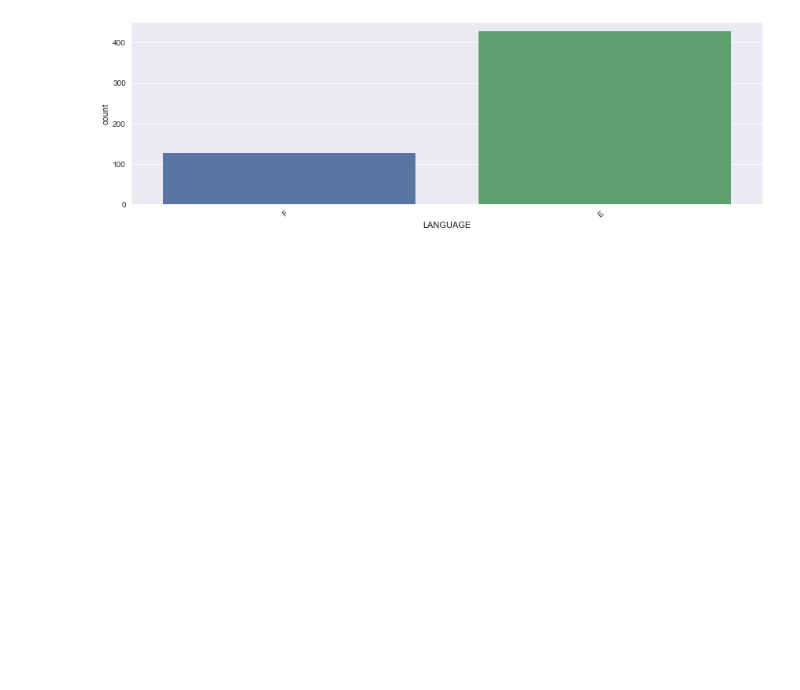
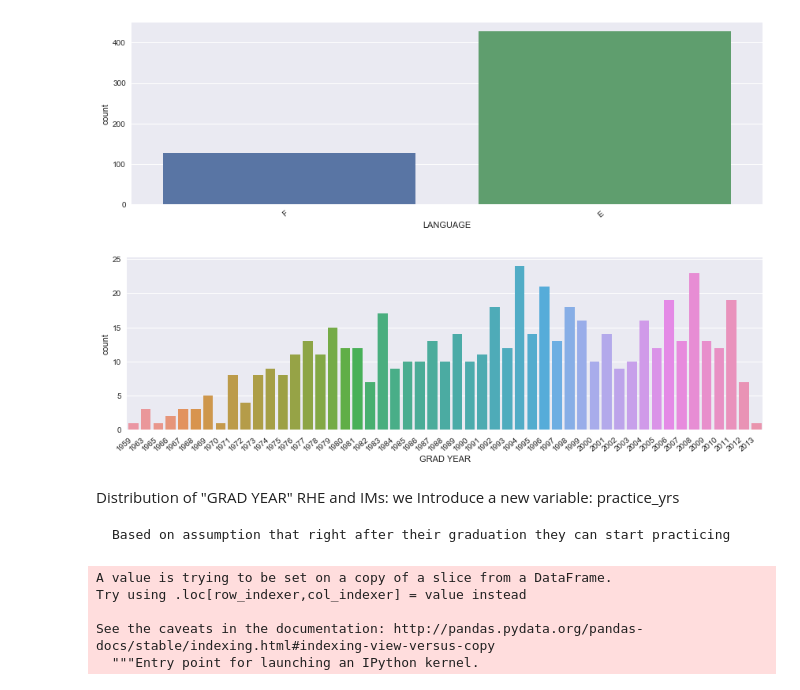
Before and after one commit to tanabymofrad/matte, a Jupyter notebook: analysis.ipynb, the cells around one changed output. Saved outputs shown, nothing was run; the diff lists cells and outputs as text; code cells hidden in the pictures; blank space fills up the shorter version.

````diff
--- a/analysis.ipynb
+++ b/analysis.ipynb
@@ -97,3 +100,28 @@ plt.tight_layout()
 plt.show()
 # %% [output]
 [figure]
+# %%
+def graph_var(varname):
+    plt.figure(figsize=(12,4))
+    sns.set(style="darkgrid")
+    ax = sns.countplot(x=varname, data=df_filter, linewidth=8)
+    ax.set_xticklabels(ax.get_xticklabels(), rotation=40, ha="right")
+    plt.tight_layout()
+    plt.show()
+# %%
+graph_var('GRAD YEAR')
+# %% [output]
+[figure, added]
+# %% [markdown]
+Distribution of "GRAD YEAR" RHE and IMs: we Introduce a new variable: practice_yrs
+```
+Based on assumption that right after their graduation they can start practicing
+```
+# %%
+df_filter['practice_yrs'] = 2018 - df_filter['GRAD YEAR'].apply(lambda x: int(x))
+# %% [output]
+A value is trying to be set on a copy of a slice from a DataFrame.
+Try using .loc[row_indexer,col_indexer] = value instead
+
+See the caveats in the documentation: http://pandas.pydata.org/pandas-docs/stable/indexing.html#indexing-view-versus-copy
+  """Entry point for launching an IPython kernel.
````
Also changed, not shown: parts of 4 cells of this notebook.
